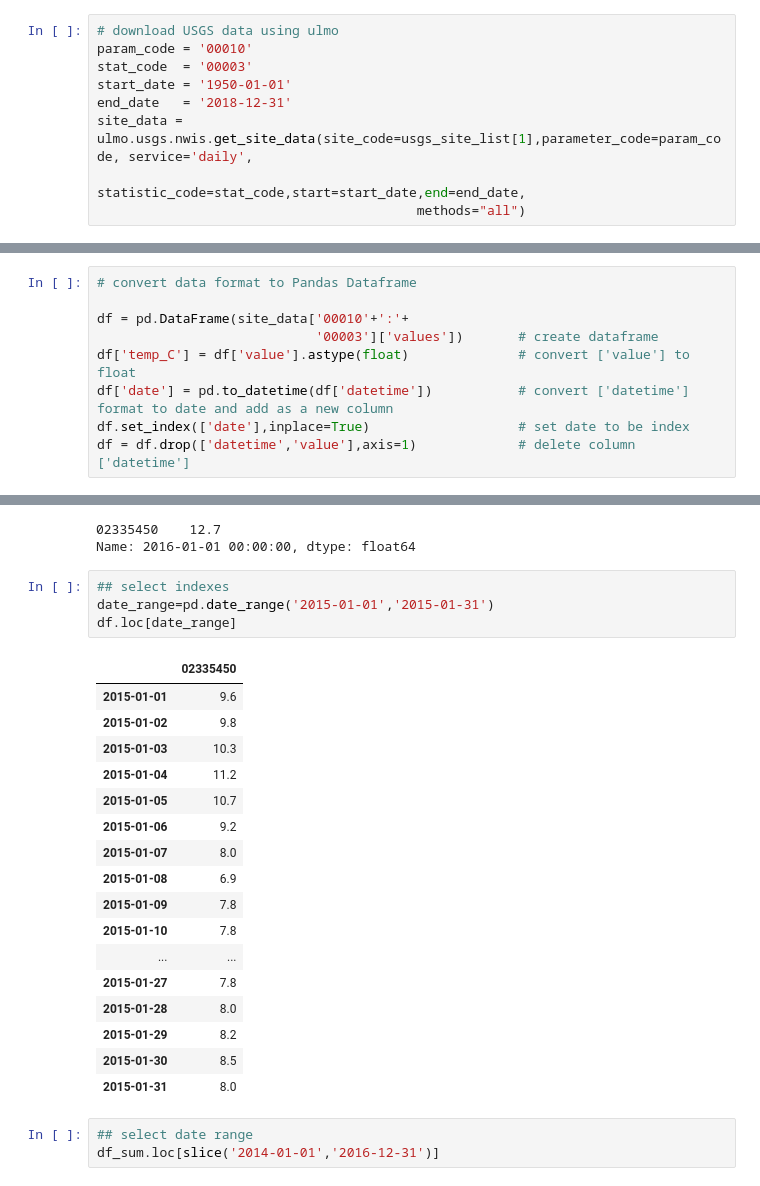
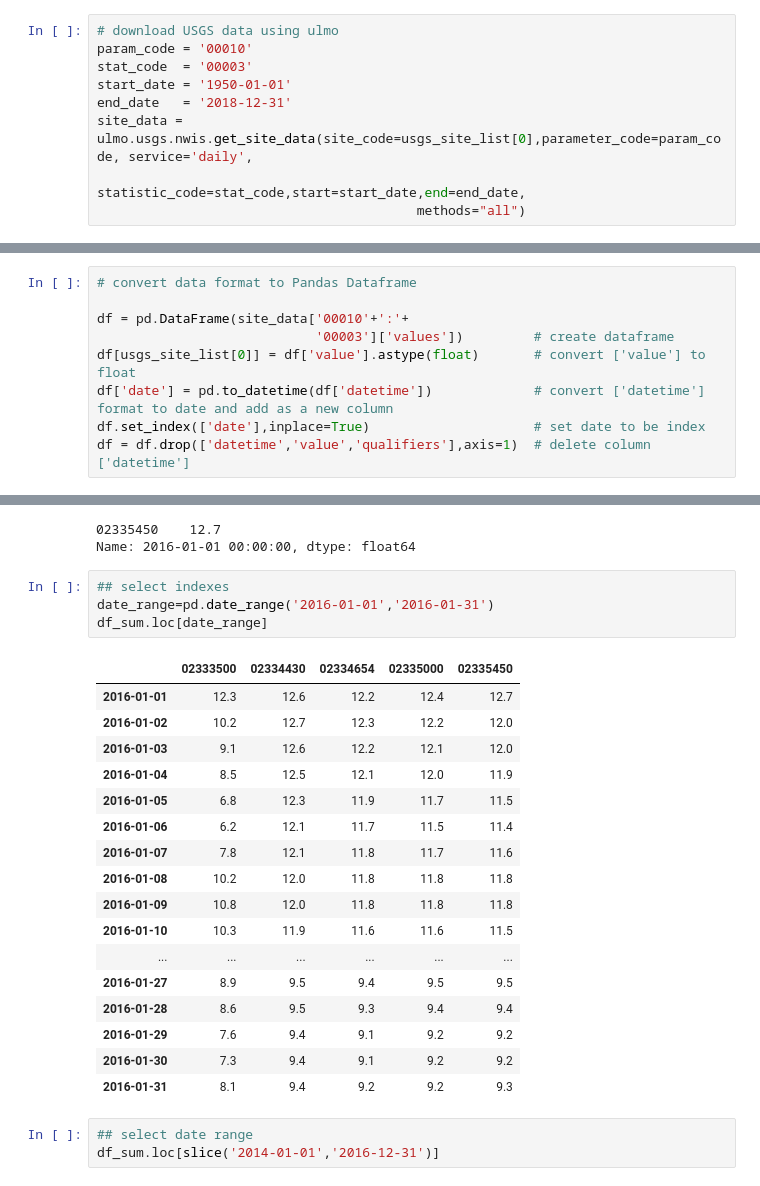
Before and after one commit to waterhackweek/tsdata_access, a Jupyter notebook: tsdata_present_part2.ipynb, the cells around one changed output, grey strips where cells are left out. Cells and saved outputs as stored; diff of their text form.

```diff
--- a/tsdata_present_part2.ipynb
+++ b/tsdata_present_part2.ipynb
@@ -222,7 +226,7 @@ param_code = '00010'
 stat_code  = '00003'
 start_date = '1950-01-01'
 end_date   = '2018-12-31'
-site_data = ulmo.usgs.nwis.get_site_data(site_code=usgs_site_list[1],parameter_code=param_code, service='daily',
+site_data = ulmo.usgs.nwis.get_site_data(site_code=usgs_site_list[0],parameter_code=param_code, service='daily',
                                          statistic_code=stat_code,start=start_date,end=end_date,
                                          methods="all")
 # %% [output]
@@ -251,8 +255,8 @@ site_data
 # convert data format to Pandas Dataframe
 
 df = pd.DataFrame(site_data['00010'+':'+
-                            '00003']['values'])       # create dataframe
-df['temp_C'] = df['value'].astype(float)              # convert ['value'] to float
-df['date'] = pd.to_datetime(df['datetime'])           # convert ['datetime'] format to date and add as a new column
-df.set_index(['date'],inplace=True)                   # set date to be index
-df = df.drop(['datetime','value'],axis=1)             # delete column ['datetime']
+                            '00003']['values'])         # create dataframe
+df[usgs_site_list[0]] = df['value'].astype(float)       # convert ['value'] to float
+df['date'] = pd.to_datetime(df['datetime'])             # convert ['datetime'] format to date and add as a new column
+df.set_index(['date'],inplace=True)                     # set date to be index
+df = df.drop(['datetime','value','qualifiers'],axis=1)  # delete column ['datetime']
@@ -352,26 +376,26 @@ df.loc['2016-01-01']
 Name: 2016-01-01 00:00:00, dtype: float64
 # %%
 ## select indexes
-date_range=pd.date_range('2015-01-01','2015-01-31')
-df.loc[date_range]
+date_range=pd.date_range('2016-01-01','2016-01-31')
+df_sum.loc[date_range]
 # %% [output]
-|  | 02335450 |
-| 2015-01-01 | 9.6 |
-| 2015-01-02 | 9.8 |
-| 2015-01-03 | 10.3 |
-| 2015-01-04 | 11.2 |
-| 2015-01-05 | 10.7 |
-| 2015-01-06 | 9.2 |
-| 2015-01-07 | 8.0 |
-| 2015-01-08 | 6.9 |
-| 2015-01-09 | 7.8 |
-| 2015-01-10 | 7.8 |
-| ... | ... |
-| 2015-01-27 | 7.8 |
-| 2015-01-28 | 8.0 |
-| 2015-01-29 | 8.2 |
-| 2015-01-30 | 8.5 |
-| 2015-01-31 | 8.0 |
+|  | 02333500 | 02334430 | 02334654 | 02335000 | 02335450 |
+| 2016-01-01 | 12.3 | 12.6 | 12.2 | 12.4 | 12.7 |
+| 2016-01-02 | 10.2 | 12.7 | 12.3 | 12.2 | 12.0 |
+| 2016-01-03 | 9.1 | 12.6 | 12.2 | 12.1 | 12.0 |
+| 2016-01-04 | 8.5 | 12.5 | 12.1 | 12.0 | 11.9 |
+| 2016-01-05 | 6.8 | 12.3 | 11.9 | 11.7 | 11.5 |
+| 2016-01-06 | 6.2 | 12.1 | 11.7 | 11.5 | 11.4 |
+| 2016-01-07 | 7.8 | 12.1 | 11.8 | 11.7 | 11.6 |
+| 2016-01-08 | 10.2 | 12.0 | 11.8 | 11.8 | 11.8 |
+| 2016-01-09 | 10.8 | 12.0 | 11.8 | 11.8 | 11.8 |
+| 2016-01-10 | 10.3 | 11.9 | 11.6 | 11.6 | 11.5 |
+| ... | ... | ... | ... | ... | ... |
+| 2016-01-27 | 8.9 | 9.5 | 9.4 | 9.5 | 9.5 |
+| 2016-01-28 | 8.6 | 9.5 | 9.3 | 9.4 | 9.4 |
+| 2016-01-29 | 7.6 | 9.4 | 9.1 | 9.2 | 9.2 |
+| 2016-01-30 | 7.3 | 9.4 | 9.1 | 9.2 | 9.2 |
+| 2016-01-31 | 8.1 | 9.4 | 9.2 | 9.2 | 9.3 |
 # %%
 ## select date range
 df_sum.loc[slice('2014-01-01','2016-12-31')]
```
Also changed, not shown: parts of 7 cells of this notebook.
